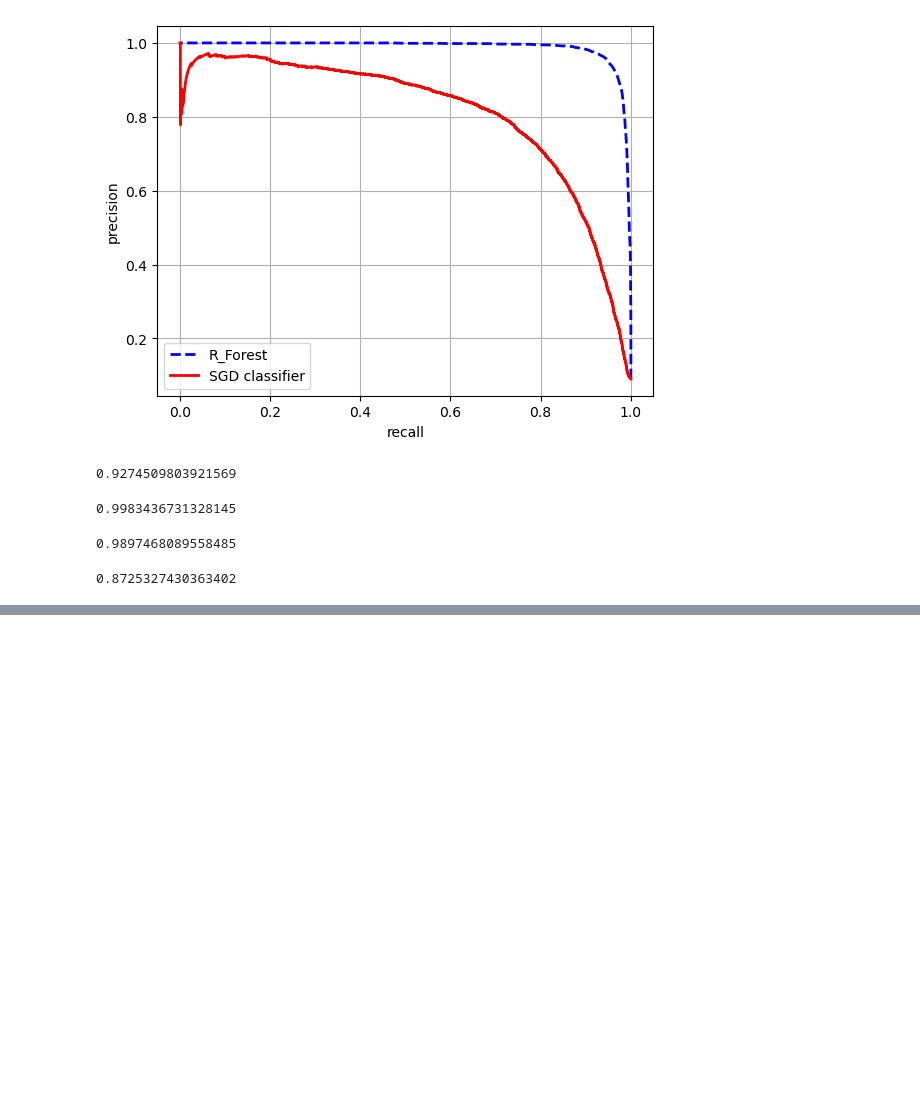
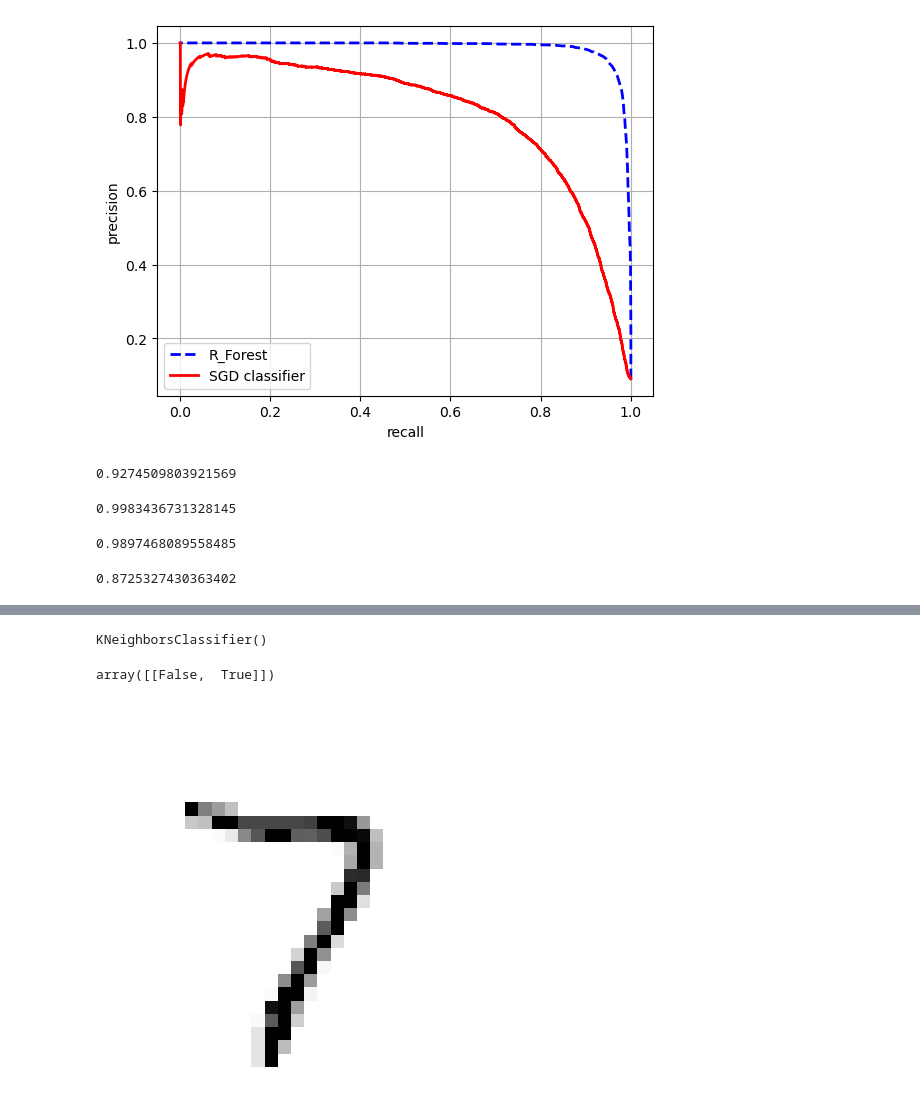
Before and after one commit to akshatkhatri/Machine_learning_playground, a Jupyter notebook: Chapter_3_geron/classification.ipynb, the cells around one changed output, grey strips where cells are left out. Cells and saved outputs as stored; diff of their text form; code cells hidden in the pictures; blank space fills up the shorter version.

```diff
--- a/Chapter_3_geron/classification.ipynb
+++ b/Chapter_3_geron/classification.ipynb
@@ -302,0 +379,35 @@ recall_score(y_train_5,y_train_pred_forest)
+# %%
+import numpy as np
+from sklearn.neighbors import KNeighborsClassifier
+
+y_train_large = (y_train >= '7')
+y_train_odd = (y_train.astype('int8') % 2 == 1)
+y_multilabel = np.c_[y_train_large,y_train_odd] # Concatenates on the column axis np.r_ is used for along the row axis
+# %%
+knn_clf = KNeighborsClassifier()
+knn_clf.fit(X_train,y_multilabel)
+# %% [output]
+KNeighborsClassifier()
+# %%
+knn_clf.predict([some_digit])
+# %% [output]
+array([[False,  True]])
+# %%
+# Multi-output classification
+
+np.random.seed(42)
+noise = np.random.randint(0,100,(len(X_train),784))
+X_train_mod = X_train + noise
+noise = np.random.randint(0,100,(len(X_test),784))
+X_test_mod = X_test + noise
+# %%
+y_train_mod = X_train
+y_test_mod = X_test
+# %%
+knn_clf = KNeighborsClassifier()
+knn_clf.fit(X_train_mod,y_train_mod)
+clean_digit = knn_clf.predict([X_test_mod[0]])
+plot_digit(clean_digit) # Cleaned Digit
+plt.show()
+# %% [output]
+[figure, added]
```
Also changed, not shown: parts of 15 cells of this notebook.
